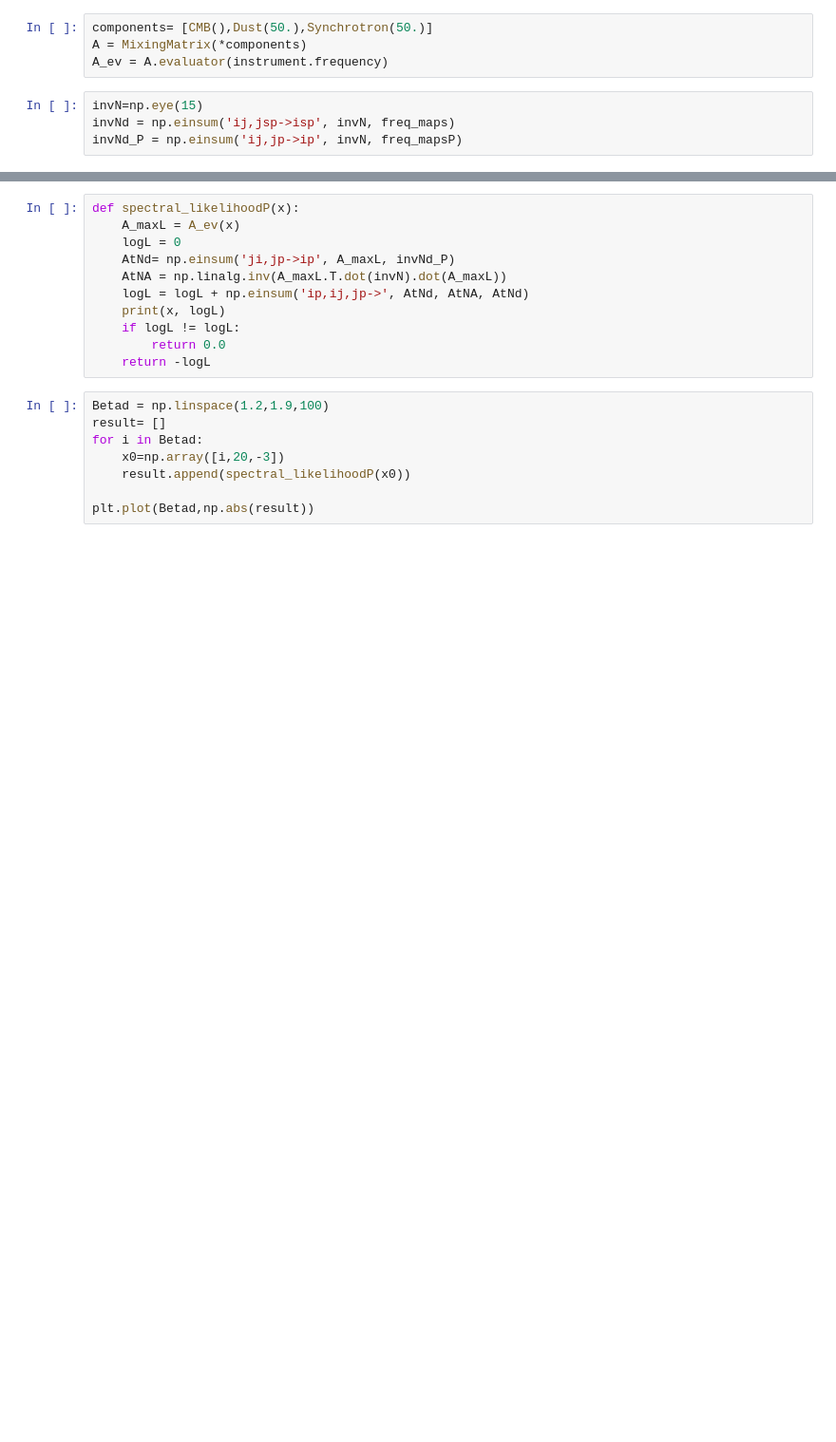
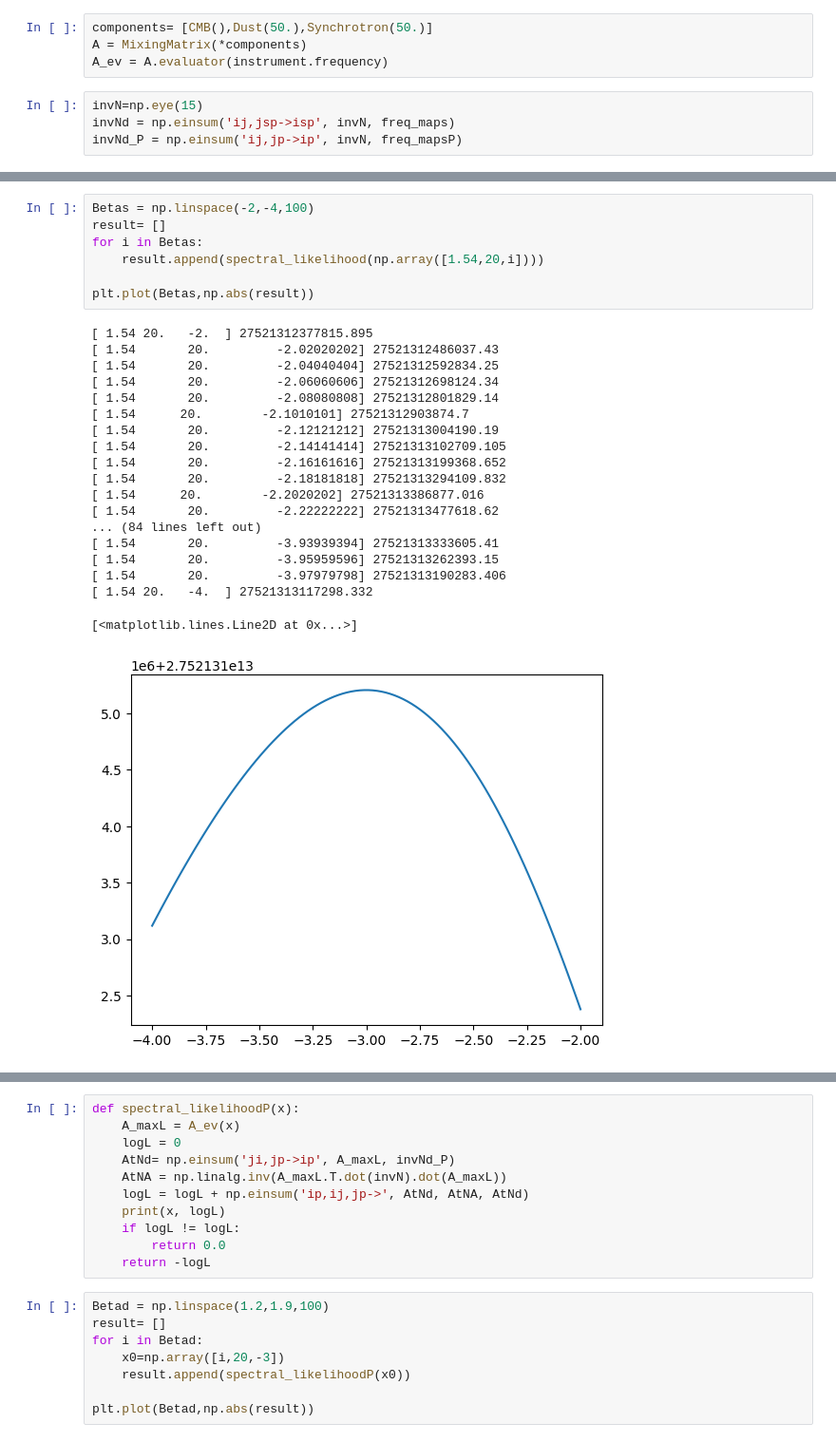
Before and after one commit to AlicePirotta/APC, a Jupyter notebook: Likelihood.ipynb, the cells around one changed output, grey strips where cells are left out. Shown: that part at 95% size. Cells and saved outputs as stored; diff of their text form; blank space fills up the shorter version.

```diff
--- a/Likelihood.ipynb
+++ b/Likelihood.ipynb
@@ -35,0 +104,27 @@ invNd_P = np.einsum('ij,jp->ip', invN, freq_mapsP)
+# %%
+Betas = np.linspace(-2,-4,100)
+result= []
+for i in Betas:
+    result.append(spectral_likelihood(np.array([1.54,20,i])))
+
+plt.plot(Betas,np.abs(result))
+# %% [output]
+[ 1.54 20.   -2.  ] 27521312377815.895
+[ 1.54       20.         -2.02020202] 27521312486037.43
+[ 1.54       20.         -2.04040404] 27521312592834.25
+[ 1.54       20.         -2.06060606] 27521312698124.34
+[ 1.54       20.         -2.08080808] 27521312801829.14
+[ 1.54      20.        -2.1010101] 27521312903874.7
+[ 1.54       20.         -2.12121212] 27521313004190.19
+[ 1.54       20.         -2.14141414] 27521313102709.105
+[ 1.54       20.         -2.16161616] 27521313199368.652
+[ 1.54       20.         -2.18181818] 27521313294109.832
+[ 1.54      20.        -2.2020202] 27521313386877.016
+[ 1.54       20.         -2.22222222] 27521313477618.62
+... (84 lines left out)
+[ 1.54       20.         -3.93939394] 27521313333605.41
+[ 1.54       20.         -3.95959596] 27521313262393.15
+[ 1.54       20.         -3.97979798] 27521313190283.406
+[ 1.54 20.   -4.  ] 27521313117298.332
+[<matplotlib.lines.Line2D at 0x...>]
+[figure, added]
```
Also changed, not shown: parts of 10 cells of this notebook.
